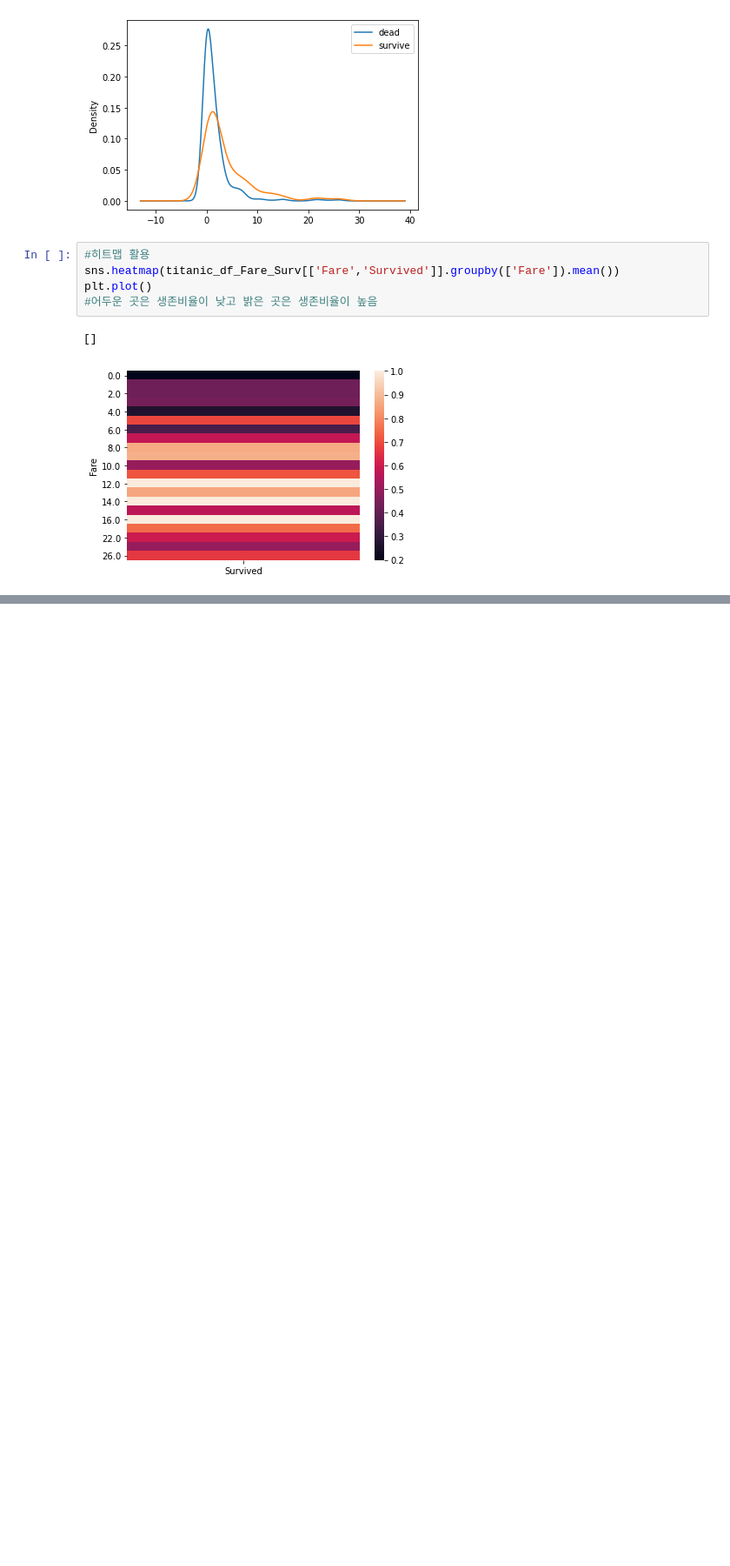
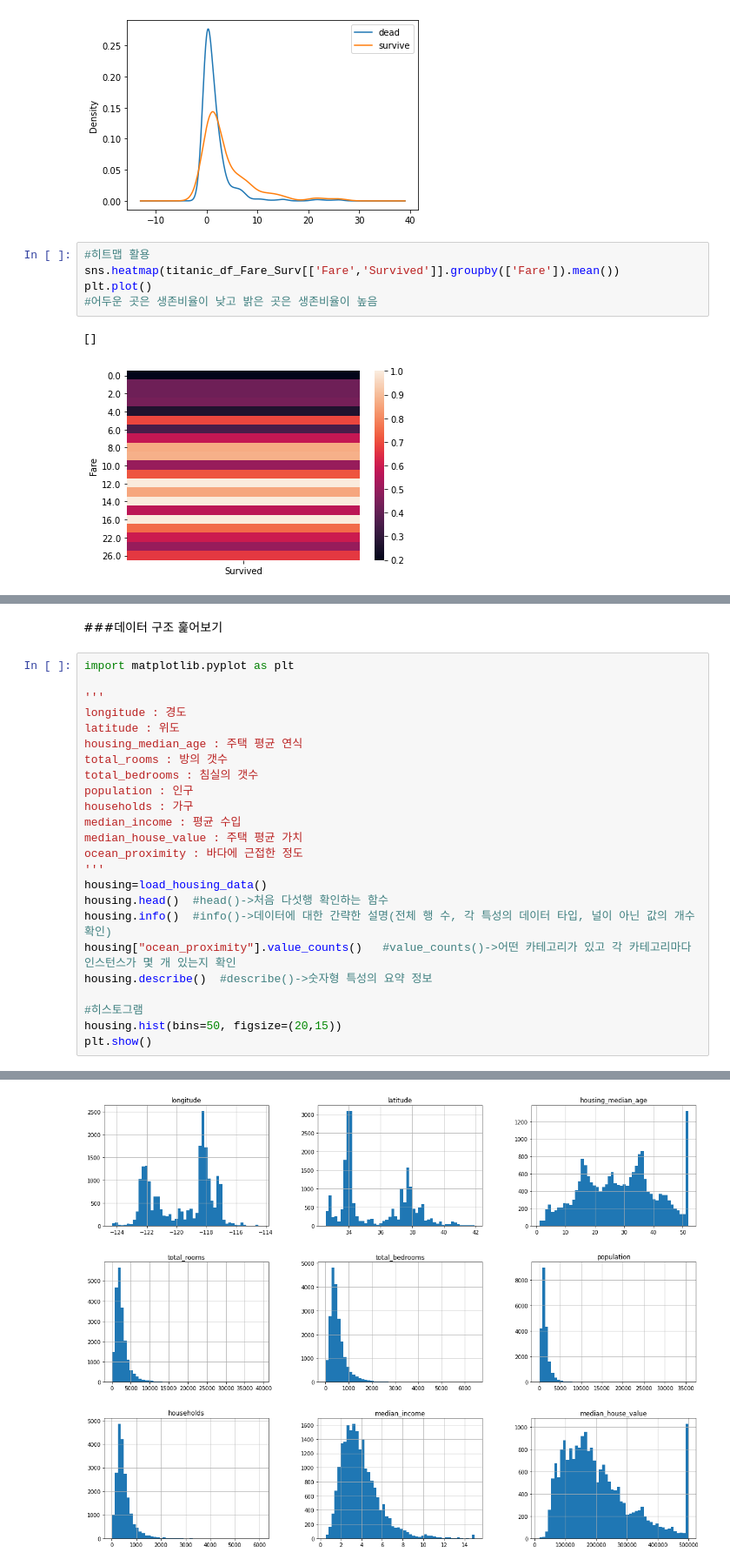
Before and after one commit to super-corini/programmers_kdt_II, a Jupyter notebook: Day3.ipynb, the cells around one changed output, grey strips where cells are left out. Shown at 87% size. Saved outputs shown, nothing was run; the diff lists cells and outputs as text; blank space fills up the shorter version.

```diff
--- a/Day3.ipynb
+++ b/Day3.ipynb
@@ -426,0 +467,27 @@ plt.plot()
+# %% [markdown]
+###데이터 구조 훑어보기
+# %%
+import matplotlib.pyplot as plt
+
+'''
+longitude : 경도
+latitude : 위도
+housing_median_age : 주택 평균 연식
+total_rooms : 방의 갯수
+total_bedrooms : 침실의 갯수
+population : 인구
+households : 가구
+median_income : 평균 수입
+median_house_value : 주택 평균 가치
+ocean_proximity : 바다에 근접한 정도
+'''
+housing=load_housing_data()
+housing.head()  #head()->처음 다섯행 확인하는 함수
+housing.info()  #info()->데이터에 대한 간략한 설명(전체 행 수, 각 특성의 데이터 타입, 널이 아닌 값의 개수 확인)
+housing["ocean_proximity"].value_counts()   #value_counts()->어떤 카테고리가 있고 각 카테고리마다 인스턴스가 몇 개 있는지 확인
+housing.describe()  #describe()->숫자형 특성의 요약 정보
+
+#히스토그램
+housing.hist(bins=50, figsize=(20,15))
+plt.show()
+# %% [output]
@@ -426,0 +511 @@ plt.plot()
+[figure, added]
```
Also changed, not shown: parts of 13 cells of this notebook.
